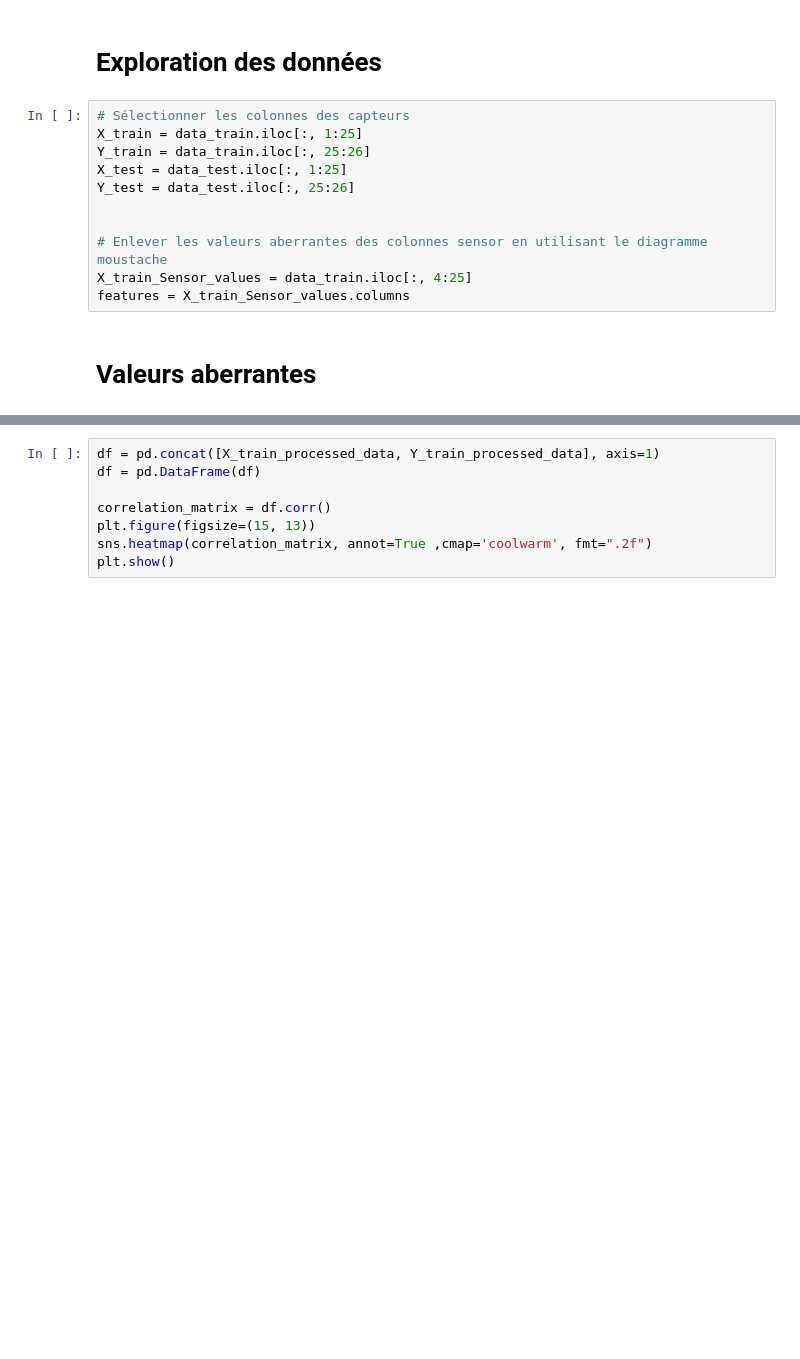
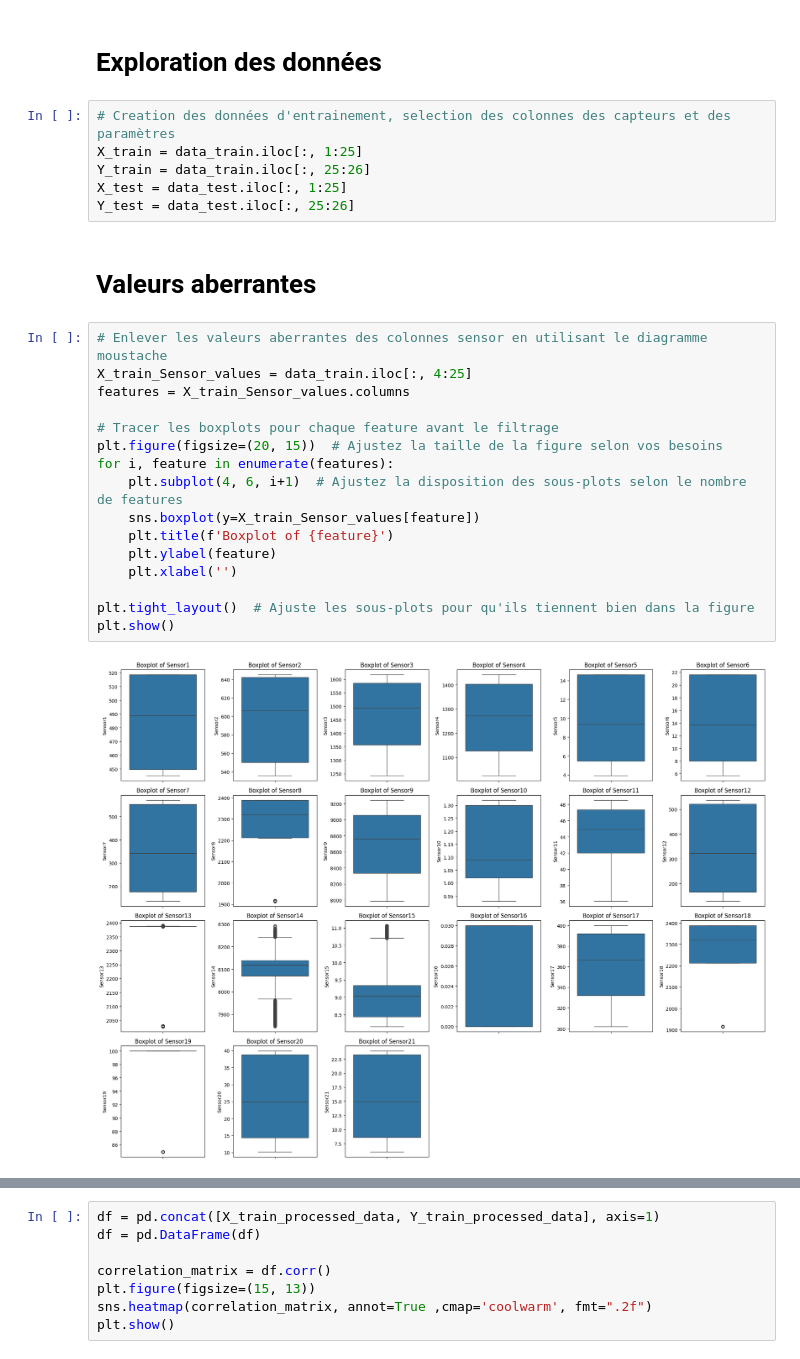
Before and after one commit to qlandon/Machine_Learning, a Jupyter notebook: Projet_soutenance/Project_turboFan.ipynb, the cells around one changed output, grey strips where cells are left out. Saved outputs shown, nothing was run; the diff lists cells and outputs as text; blank space fills up the shorter version.

```diff
--- a/Projet_soutenance/Project_turboFan.ipynb
+++ b/Projet_soutenance/Project_turboFan.ipynb
@@ -29,15 +52,28 @@ Dataset fusionnés et traités
 # %% [markdown]
 # **Exploration des données**
 # %%
-# Sélectionner les colonnes des capteurs
+# Creation des données d'entrainement, selection des colonnes des capteurs et des paramètres
 X_train = data_train.iloc[:, 1:25]
 Y_train = data_train.iloc[:, 25:26]
 X_test = data_test.iloc[:, 1:25]
 Y_test = data_test.iloc[:, 25:26]
-
-
-# Enlever les valeurs aberrantes des colonnes sensor en utilisant le diagramme moustache
-X_train_Sensor_values = data_train.iloc[:, 4:25]
-features = X_train_Sensor_values.columns
 # %% [markdown]
 # **Valeurs aberrantes**
+# %%
+# Enlever les valeurs aberrantes des colonnes sensor en utilisant le diagramme moustache
+X_train_Sensor_values = data_train.iloc[:, 4:25]
+features = X_train_Sensor_values.columns
+
+# Tracer les boxplots pour chaque feature avant le filtrage
+plt.figure(figsize=(20, 15))  # Ajustez la taille de la figure selon vos besoins
+for i, feature in enumerate(features):
+    plt.subplot(4, 6, i+1)  # Ajustez la disposition des sous-plots selon le nombre de features
+    sns.boxplot(y=X_train_Sensor_values[feature])
+    plt.title(f'Boxplot of {feature}')
+    plt.ylabel(feature)
+    plt.xlabel('')
+
+plt.tight_layout()  # Ajuste les sous-plots pour qu'ils tiennent bien dans la figure
+plt.show()
+# %% [output]
+[figure, added]
```
Also changed, not shown: parts of 28 cells of this notebook.
